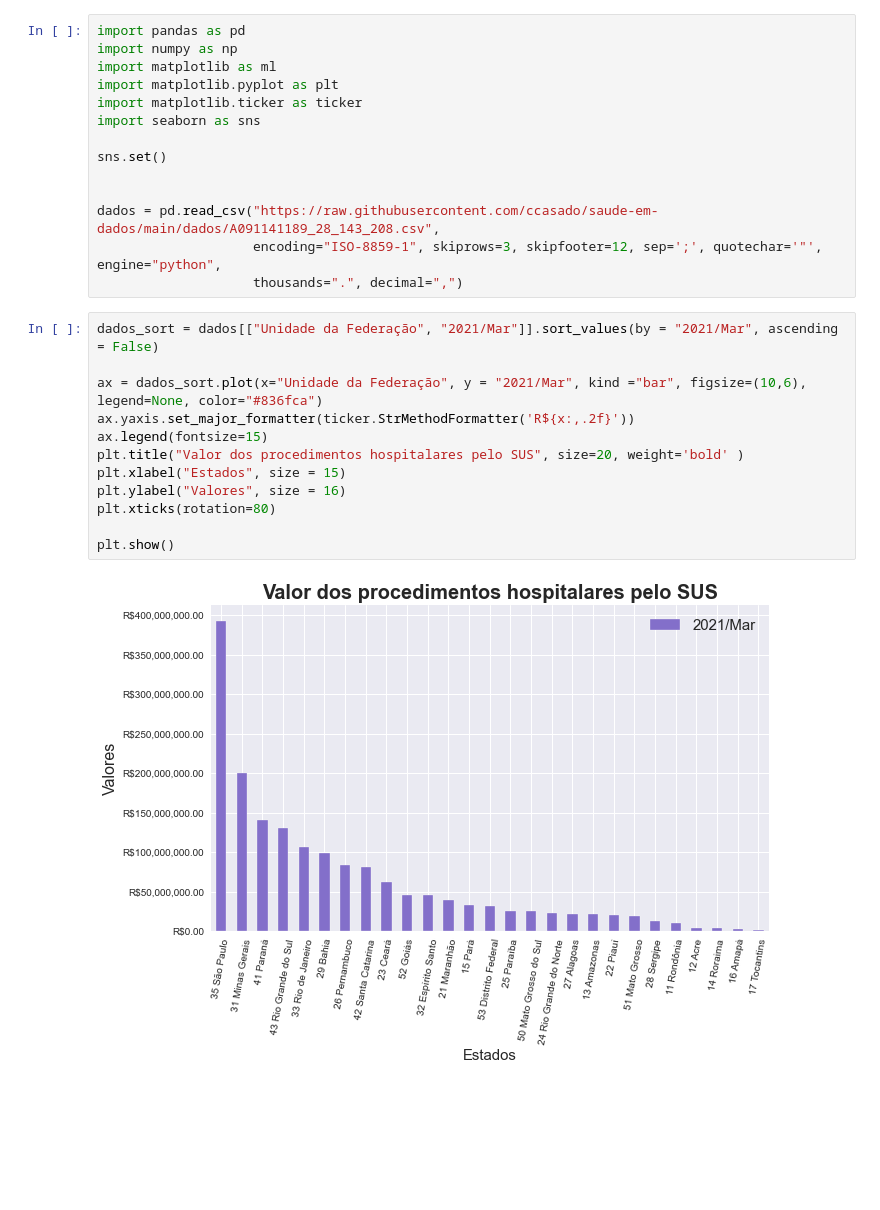
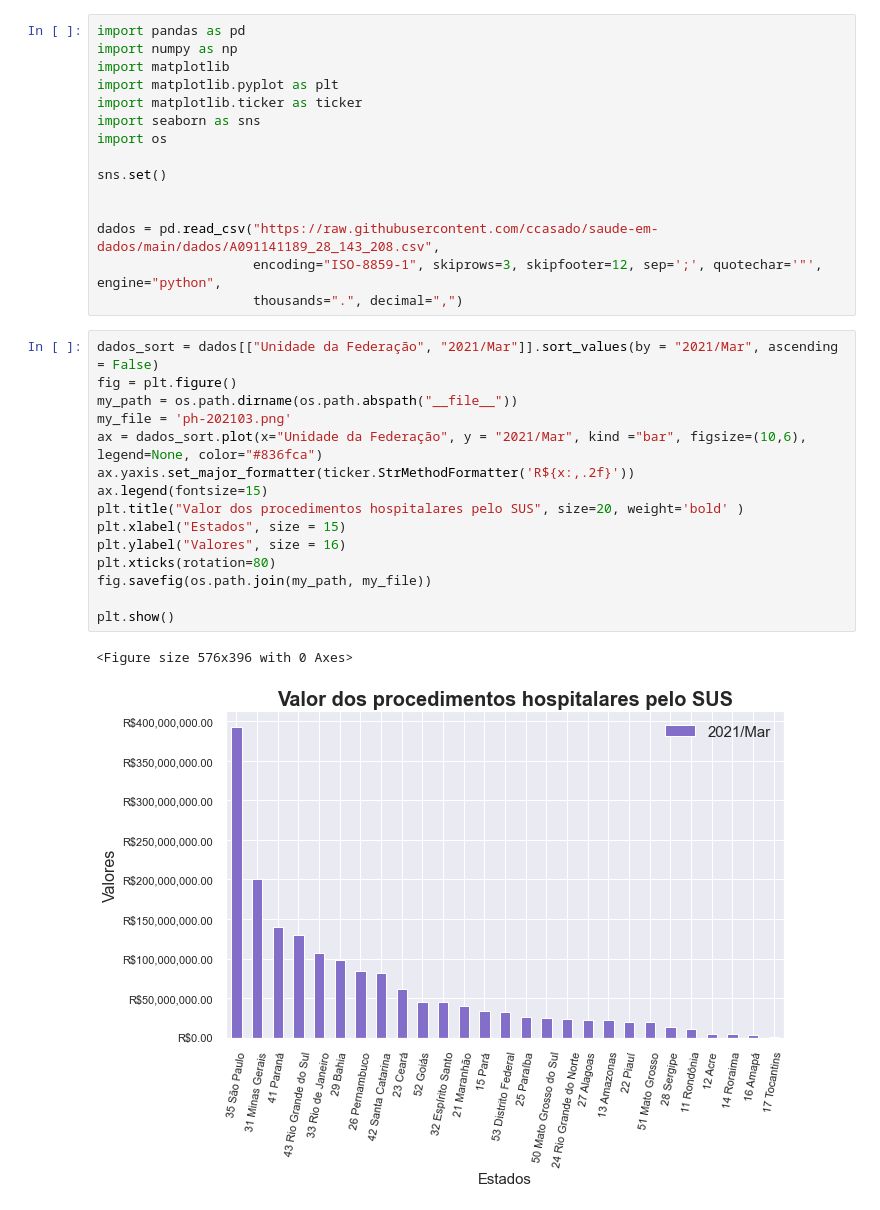
Before and after one commit to ccasado/saude-em-dados, a Jupyter notebook: notebooks/procedimentos_hospitalares.ipynb, the cells around one changed output. Saved outputs shown, nothing was run; the diff lists cells and outputs as text; blank space fills up the shorter version.

```diff
--- a/notebooks/procedimentos_hospitalares.ipynb
+++ b/notebooks/procedimentos_hospitalares.ipynb
@@ -1,10 +1,11 @@
 # %%
 import pandas as pd
 import numpy as np
-import matplotlib as ml
+import matplotlib
 import matplotlib.pyplot as plt
 import matplotlib.ticker as ticker
 import seaborn as sns
+import os
 
 sns.set()
 
@@ -14,15 +15,19 @@ dados = pd.read_csv("https://raw.githubusercontent.com/ccasado/saude-em-dados/ma
                     thousands=".", decimal=",")
 # %%
 dados_sort = dados[["Unidade da Federação", "2021/Mar"]].sort_values(by = "2021/Mar", ascending = False)
-
+fig = plt.figure()
+my_path = os.path.dirname(os.path.abspath("__file__"))
+my_file = 'ph-202103.png'
 ax = dados_sort.plot(x="Unidade da Federação", y = "2021/Mar", kind ="bar", figsize=(10,6), legend=None, color="#836fca")
 ax.yaxis.set_major_formatter(ticker.StrMethodFormatter('R${x:,.2f}'))
 ax.legend(fontsize=15)
 plt.title("Valor dos procedimentos hospitalares pelo SUS", size=20, weight='bold' )
 plt.xlabel("Estados", size = 15)
 plt.ylabel("Valores", size = 16)
 plt.xticks(rotation=80)
+fig.savefig(os.path.join(my_path, my_file))
 
 plt.show()
 # %% [output]
+<Figure size 576x396 with 0 Axes>
-[figure, old version]
+[figure, new version]
```
Also changed, not shown: parts of 1 cell of this notebook, 2 other files.
